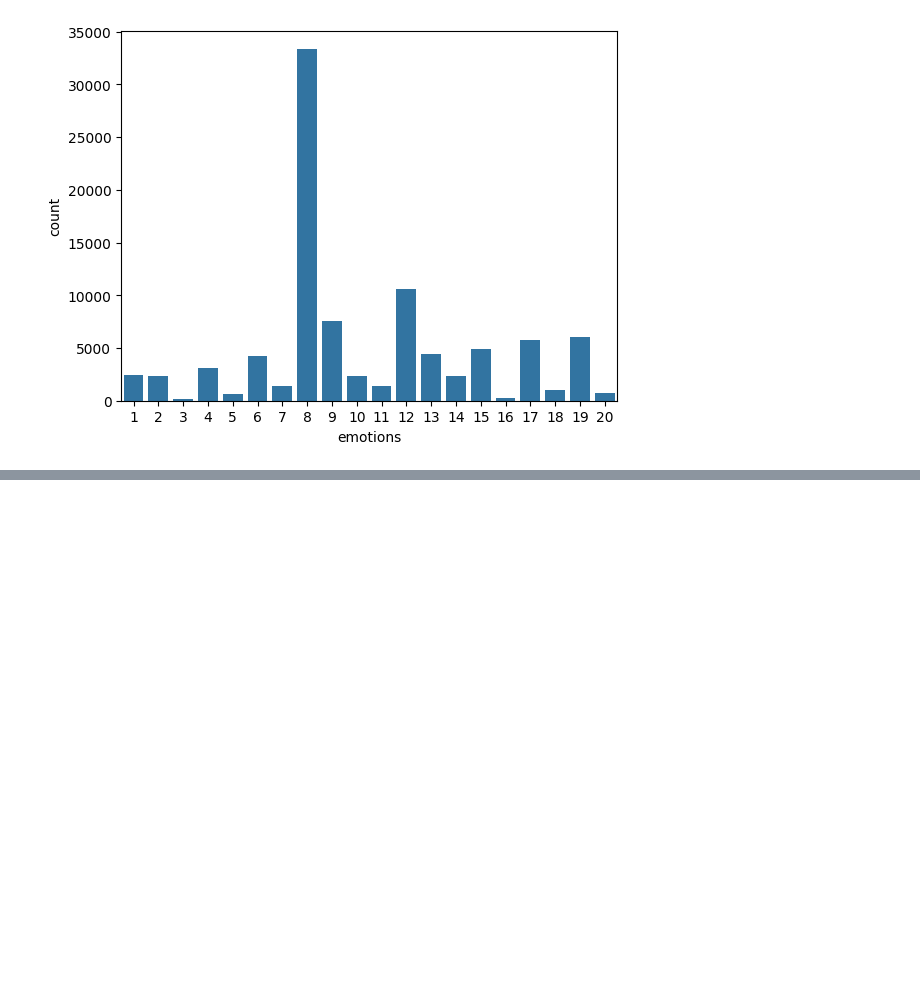
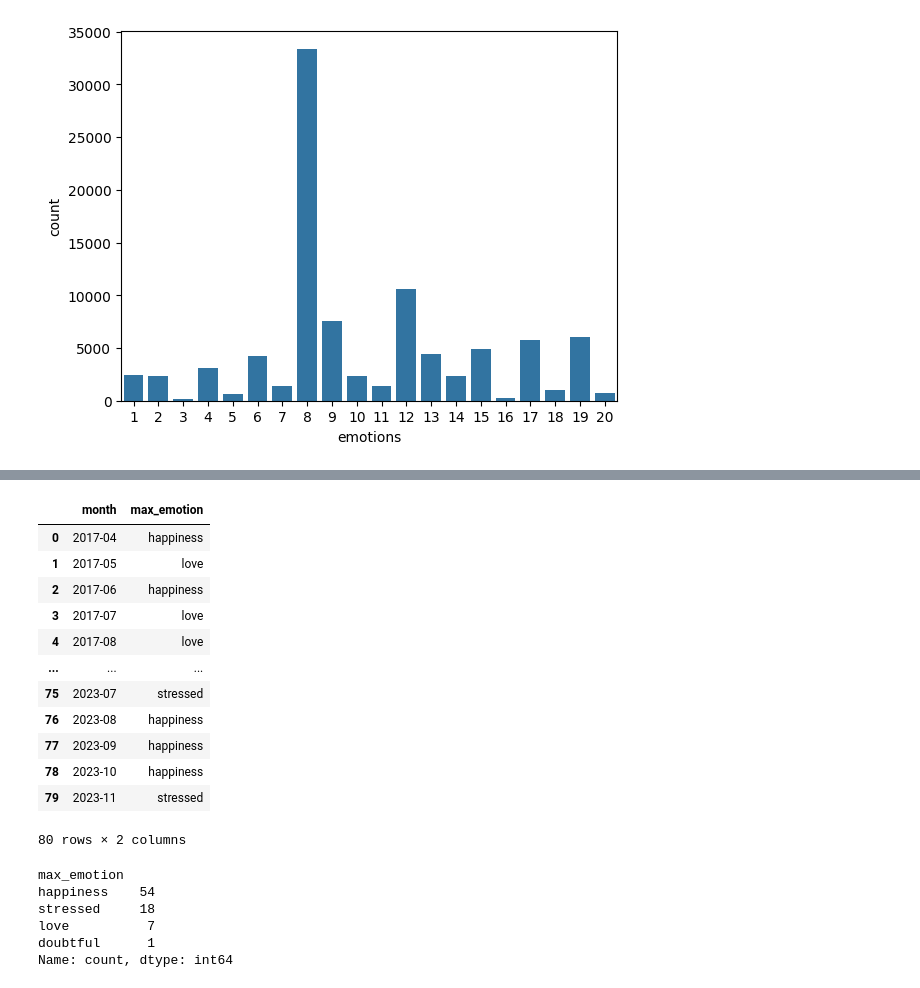
Before and after one commit to emmacunill/Take_Care, a Jupyter notebook: notebooks/transform.ipynb, the cells around one changed output, grey strips where cells are left out. Drawn from its saved outputs; the diff is of its cells as text; code cells hidden in the pictures; blank space fills up the shorter version.

```diff
--- a/notebooks/transform.ipynb
+++ b/notebooks/transform.ipynb
@@ -12,0 +180,54 @@ sns.countplot(x=df.emotions)
+# %%
+def month_emotions(df):
+
+    '''Function to designate the max emotion grupping be day.
+    It also creates the day of the week and if it's a weekend or weekday.'''
+
+    emotion_weights = {
+        "assertivity": 0.2,
+        "happiness": 0.25,
+        "neutral": 0.2,
+        "defensive": 0.4
+    }
+
+    df['ponderation'] = df['emotions_names'].map(emotion_weights).fillna(1.0)
+    df['month'] = df['date'].dt.to_period('M')
+    grouped_df = df.groupby(['month', 'emotions_names']).agg({'ponderation': 'sum'}).reset_index()
+
+    weighted_percentage_df = grouped_df.pivot(index='month', columns='emotions_names', values='ponderation').fillna(0)
+    weighted_percentage_df = weighted_percentage_df.div(weighted_percentage_df.sum(axis=1), axis=0) * 100
+
+    max_emotion_df = weighted_percentage_df.idxmax(axis=1).reset_index(name='max_emotion')
+
+    max_emotion_df.reset_index(drop=True, inplace=True)
+
+    max_emotion_df.to_csv("../data/transformed_df/monthlyemotions.csv")
+
+    return max_emotion_df
+
+month = month_emotions(df)
+# %%
+month
+# %% [output]
+|  | month | max_emotion |
+| 0 | 2017-04 | happiness |
+| 1 | 2017-05 | love |
+| 2 | 2017-06 | happiness |
+| 3 | 2017-07 | love |
+| 4 | 2017-08 | love |
+| ... | ... | ... |
+| 75 | 2023-07 | stressed |
+| 76 | 2023-08 | happiness |
+| 77 | 2023-09 | happiness |
+| 78 | 2023-10 | happiness |
+| 79 | 2023-11 | stressed |
+80 rows × 2 columns
+# %%
+month.max_emotion.value_counts()
+# %% [output]
+max_emotion
+happiness    54
+stressed     18
+love          7
+doubtful      1
+Name: count, dtype: int64
```
Also changed, not shown: parts of 12 cells of this notebook.
